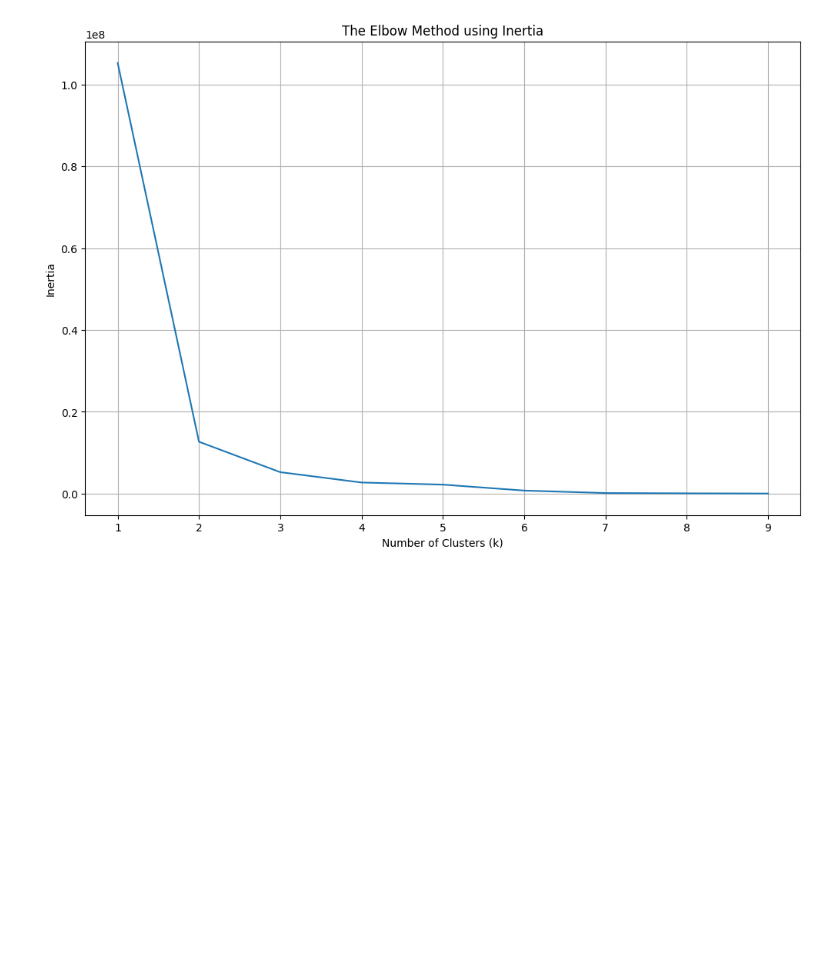
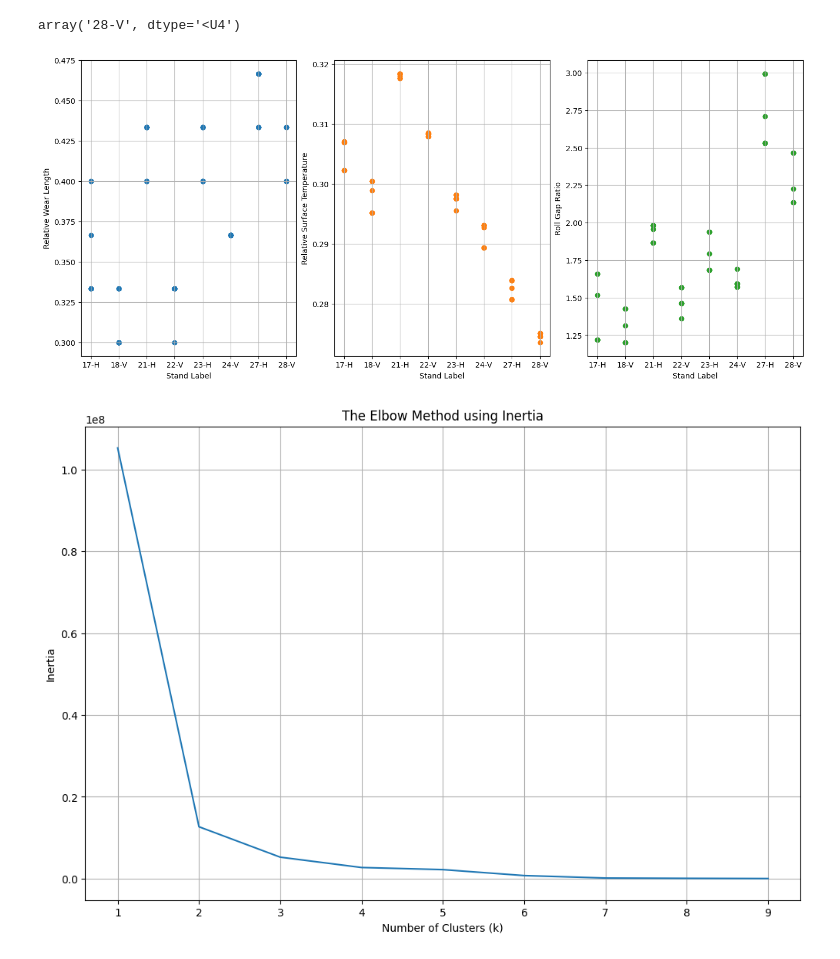
Before and after one commit to ChRen95/phd-thesis-fitting-wear-coefficient, a Jupyter notebook: data_clustering_pre_clustering.ipynb, the cells around one changed output. Saved outputs shown, nothing was run; the diff lists cells and outputs as text; code cells hidden in the pictures; blank space fills up the shorter version.

```diff
--- a/data_clustering_pre_clustering.ipynb
+++ b/data_clustering_pre_clustering.ipynb
@@ -156,5 +158,9 @@ for data_per_pass in data:
     types.append(data_per_pass['groove_type'])
     relative_wear_length.append(data_per_pass['relative_wear_length'])
     roll_gap_ratios.append(data_per_pass['roll_gap_ratio'])
+# %%
+labels
+# %% [output]
+array('28-V', dtype='<U4')
 # %%
 df = pd.DataFrame({
@@ -171,6 +178,27 @@ df = pd.DataFrame({
 # %%
 features_for_clustering = ['tonnage', 'normed_wear_area', 'relative_wear_length', 'roll_gap_ratio', 'relative_surface_temperature']
 fitting_array = df[features_for_clustering].values
+# %%
+fig, (ax1, ax2, ax3) = plt.subplots(1, 3, figsize=(14, 6), constrained_layout=True)
+
+ax1.set_ylabel('Relative Wear Length')
+ax1.set_xlabel('Stand Label')
+ax1.grid()
+ax1.scatter(df['label'], df['relative_wear_length'], color='C0')
+
+ax2.set_ylabel('Relative Surface Temperature')
+ax2.set_xlabel('Stand Label')
+ax2.grid()
+ax2.scatter(df['label'], df['relative_surface_temperature'], color='C1')
+
+ax3.set_ylabel('Roll Gap Ratio')
+ax3.set_xlabel('Stand Label')
+ax3.grid()
+ax3.scatter(df['label'], df['roll_gap_ratio'], color='C2')
+
+fig.savefig(result_dir / "cluster_features.pdf",dpi=300, bbox_inches="tight")
+# %% [output]
+[figure, added]
 # %%
 inertias = []
 mapping1 = {}
```
Also changed, not shown: parts of 4 cells of this notebook, 6 other files.
